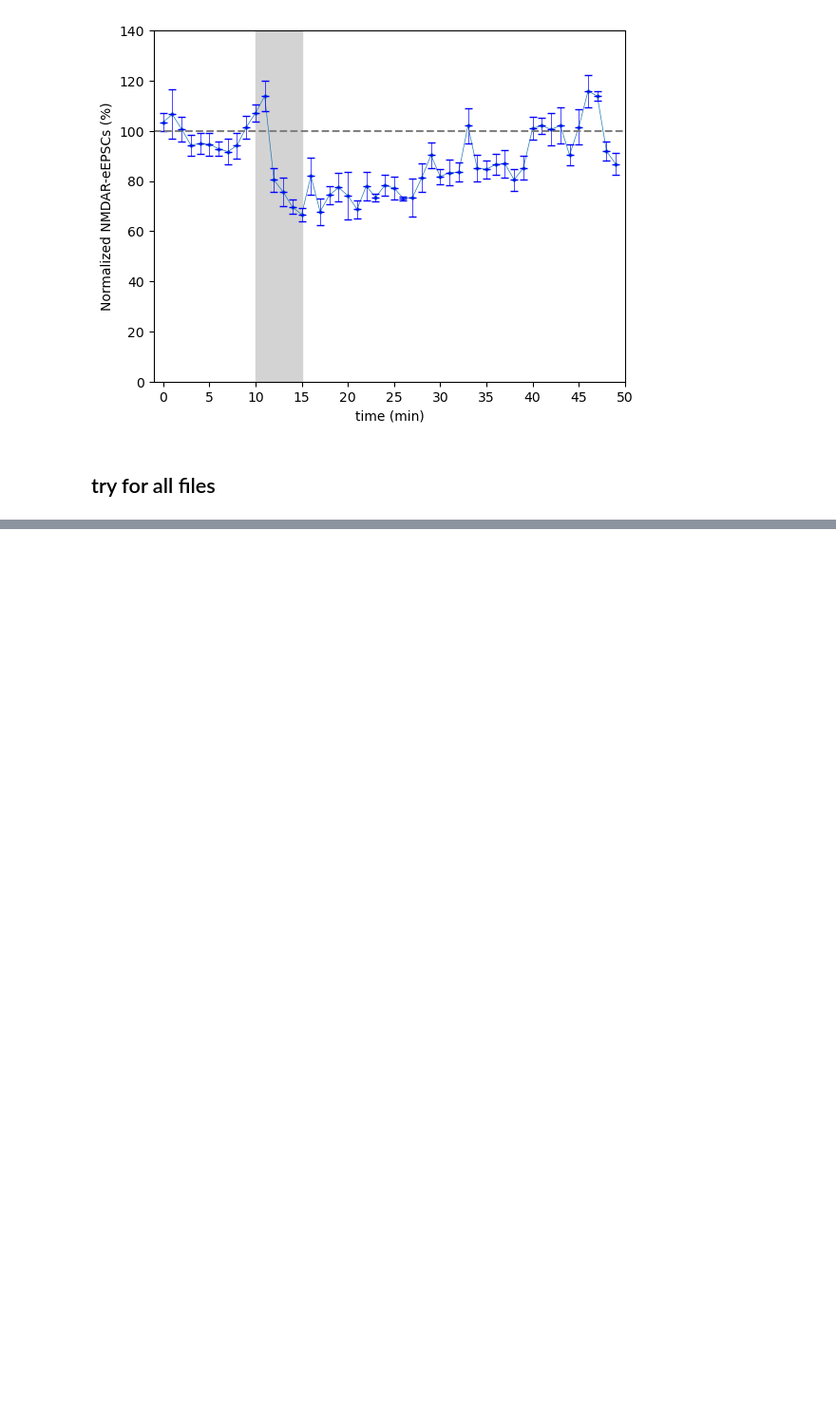
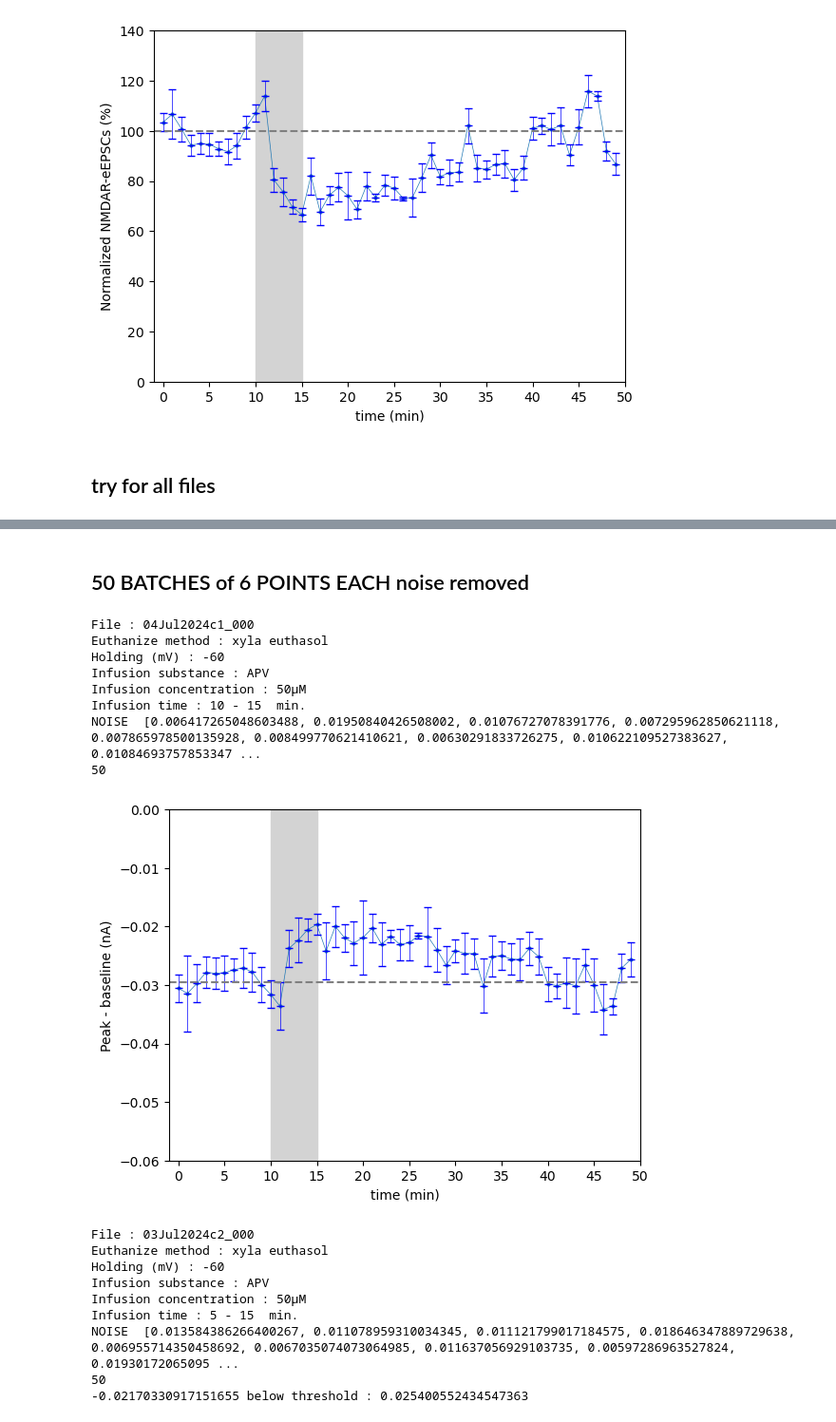
Before and after one commit to LauraGonzalez2000/Intracellular_recording, a Jupyter notebook: src/washout_experiment.ipynb, the cells around one changed output, grey strips where cells are left out. Shown at 95% size. Saved outputs shown, nothing was run; the diff lists cells and outputs as text; code cells hidden in the pictures; blank space fills up the shorter version.

```diff
--- a/src/washout_experiment.ipynb
+++ b/src/washout_experiment.ipynb
@@ -425,0 +363,72 @@ Infusion time : 10 - 15  min.
+# %% [markdown]
+## 50 BATCHES of 6 POINTS EACH noise removed
+# %%
+i=0
+for datafile in datafiles:
+    try:
+
+        print("File :", info_df["Files"][i])
+        print("Euthanize method :", info_df["euthanize method"][i])
+        print("Holding (mV) :", info_df["Holding (mV)"][i])
+        print("Infusion substance :", info_df["infusion"][i])
+        print("Infusion concentration :", info_df["infusion concentration"][i])
+        print("Infusion time :", info_df["infusion start"][i], "-", info_df["infusion end"][i], " min.")
+
+        recordings = get_recordings(datafile)
+        diffs = get_diffs(recordings)
+        batches_m, batches_std = get_batches_rec(diffs)
+
+        #remove noise
+        bsl_mins, bsl_maxs = get_mins_maxs_baselines(diffs)
+        noises = []
+        for k in range(len(bsl_mins)):
+            noises.append(np.abs(bsl_mins[k] - bsl_maxs[k]))
+
+        print("NOISE ", noises )
+        print(len(noises))
+
+        for j in range(len(batches_m)):
+            if np.abs(batches_m[j]) <= noises[j]: ##0.02
+                print(batches_m[j], "below threshold :", noises[j])
+                batches_m[j] = 0.00
+
+
+        fig, ax = plt.subplots()
+
+        ax.plot(batches_m, marker = "o", linewidth = 0.5, markersize=2 )
+
+        ax.errorbar(range(len(batches_m)), batches_m, yerr=batches_std, linestyle='None', marker='_', color='blue', capsize=3, linewidth = 0.5)
+
+        ax.set_xlim(-1,50)
+        ax.set_ylim(-0.06, 0)
+        ax.set_ylabel("Peak - baseline (nA)")
+        ax.set_xlabel("time (min)")
+        ax.axvspan(info_df["infusion start"][i], info_df["infusion end"][i], color='lightgrey')
+        ax.set_xticks(np.arange(0, 51, 5))
+        plt.axhline(np.mean(batches_m[0:5]), color = "grey", linestyle = "--")
+
+        plt.show()
+        i+=1
+
+    except Exception as e:
+        print(f"Error analysing this file : {e}")
+        i+=1
+# %% [output]
+File : 04Jul2024c1_000
+Euthanize method : xyla euthasol
+Holding (mV) : -60
+Infusion substance : APV
+Infusion concentration : 50µM
+Infusion time : 10 - 15  min.
+NOISE  [0.006417265048603488, 0.01950840426508002, 0.01076727078391776, 0.007295962850621118, 0.007865978500135928, 0.008499770621410621, 0.00630291833726275, 0.010622109527383627, 0.01084693757853347 ...
+50
+[figure, added]
+File : 03Jul2024c2_000
+Euthanize method : xyla euthasol
+Holding (mV) : -60
+Infusion substance : APV
+Infusion concentration : 50µM
+Infusion time : 5 - 15  min.
+NOISE  [0.013584386266400267, 0.011078959310034345, 0.011121799017184575, 0.018646347889729638, 0.006955714350458692, 0.0067035074073064985, 0.011637056929103735, 0.00597286963527824, 0.01930172065095 ...
+50
+-0.02170330917151655 below threshold : 0.025400552434547363
```
Also changed, not shown: parts of 27 cells of this notebook, 1 other file.
